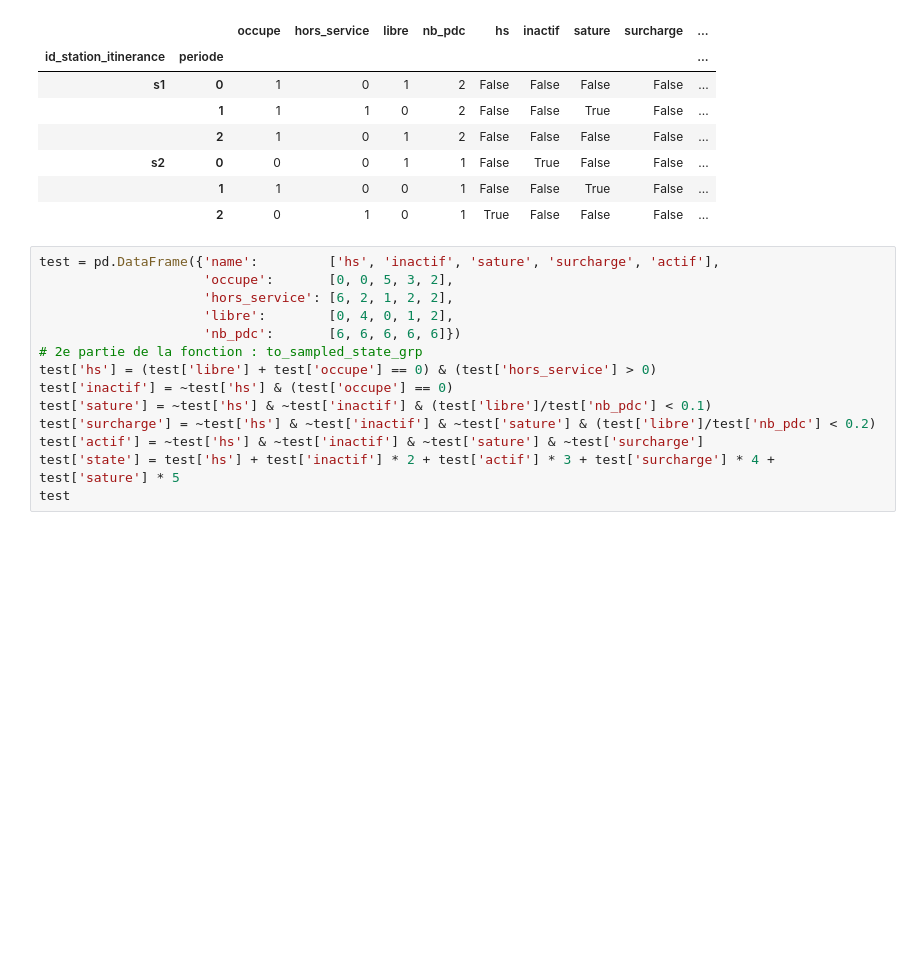
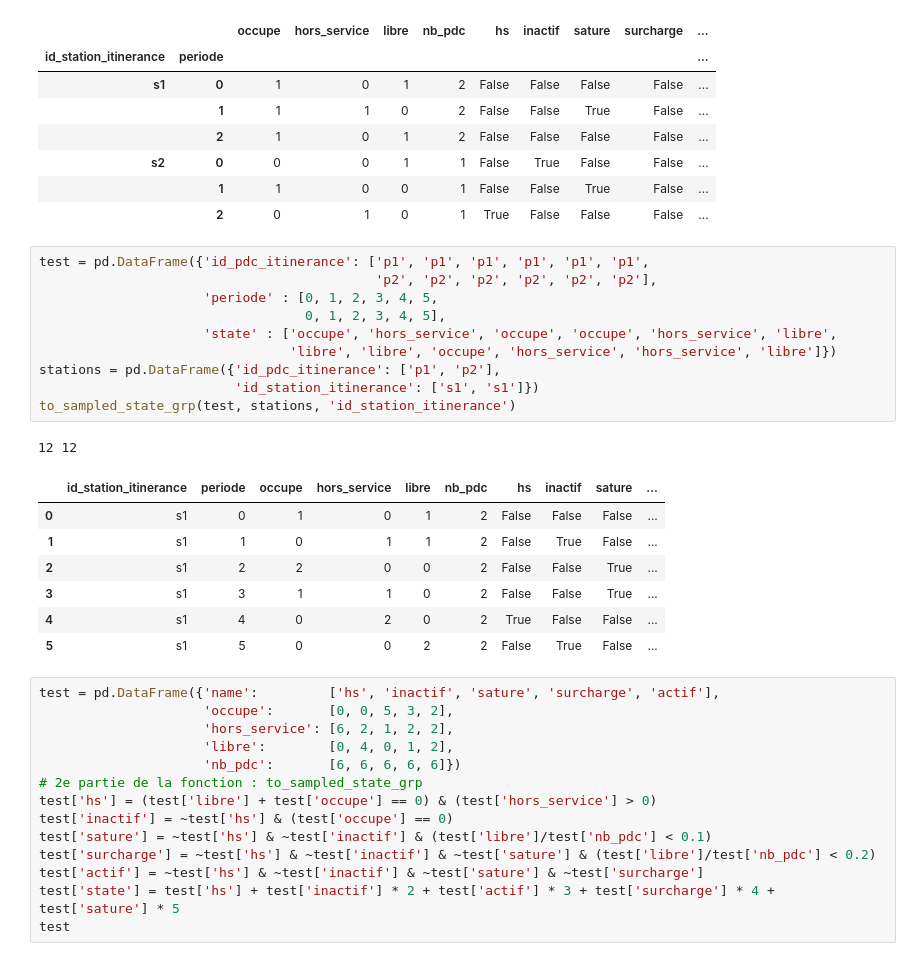
Before and after one commit to loco-labs/qualicharge-rtet, a Jupyter notebook: saturation/source/tests_saturation.ipynb, the cells around one changed output. Saved outputs shown, nothing was run; the diff lists cells and outputs as text; blank space fills up the shorter version.

```diff
--- a/saturation/source/tests_saturation.ipynb
+++ b/saturation/source/tests_saturation.ipynb
@@ -172,6 +172,25 @@ to_sampled_state_grp(test, stations, 'id_station_itinerance')
 | s2 | 0 | 0 | 0 | 1 | 1 | False | True | False | False | ... |
 |  | 1 | 1 | 0 | 0 | 1 | False | False | True | False | ... |
 |  | 2 | 0 | 1 | 0 | 1 | True | False | False | False | ... |
+# %%
+test = pd.DataFrame({'id_pdc_itinerance': ['p1', 'p1', 'p1', 'p1', 'p1', 'p1',
+                                           'p2', 'p2', 'p2', 'p2', 'p2', 'p2'],
+                     'periode' : [0, 1, 2, 3, 4, 5,
+                                  0, 1, 2, 3, 4, 5],
+                     'state' : ['occupe', 'hors_service', 'occupe', 'occupe', 'hors_service', 'libre',
+                                'libre', 'libre', 'occupe', 'hors_service', 'hors_service', 'libre']})
+stations = pd.DataFrame({'id_pdc_itinerance': ['p1', 'p2'],
+                         'id_station_itinerance': ['s1', 's1']})
+to_sampled_state_grp(test, stations, 'id_station_itinerance')
+# %% [output]
+12 12
+|  | id_station_itinerance | periode | occupe | hors_service | libre | nb_pdc | hs | inactif | sature | ... |
+| 0 | s1 | 0 | 1 | 0 | 1 | 2 | False | False | False | ... |
+| 1 | s1 | 1 | 0 | 1 | 1 | 2 | False | True | False | ... |
+| 2 | s1 | 2 | 2 | 0 | 0 | 2 | False | False | True | ... |
+| 3 | s1 | 3 | 1 | 1 | 0 | 2 | False | False | True | ... |
+| 4 | s1 | 4 | 0 | 2 | 0 | 2 | True | False | False | ... |
+| 5 | s1 | 5 | 0 | 0 | 2 | 2 | False | True | False | ... |
 # %%
 test = pd.DataFrame({'name':         ['hs', 'inactif', 'sature', 'surcharge', 'actif'],
                      'occupe':       [0, 0, 5, 3, 2],
```
Also changed, not shown: 5 other files.
